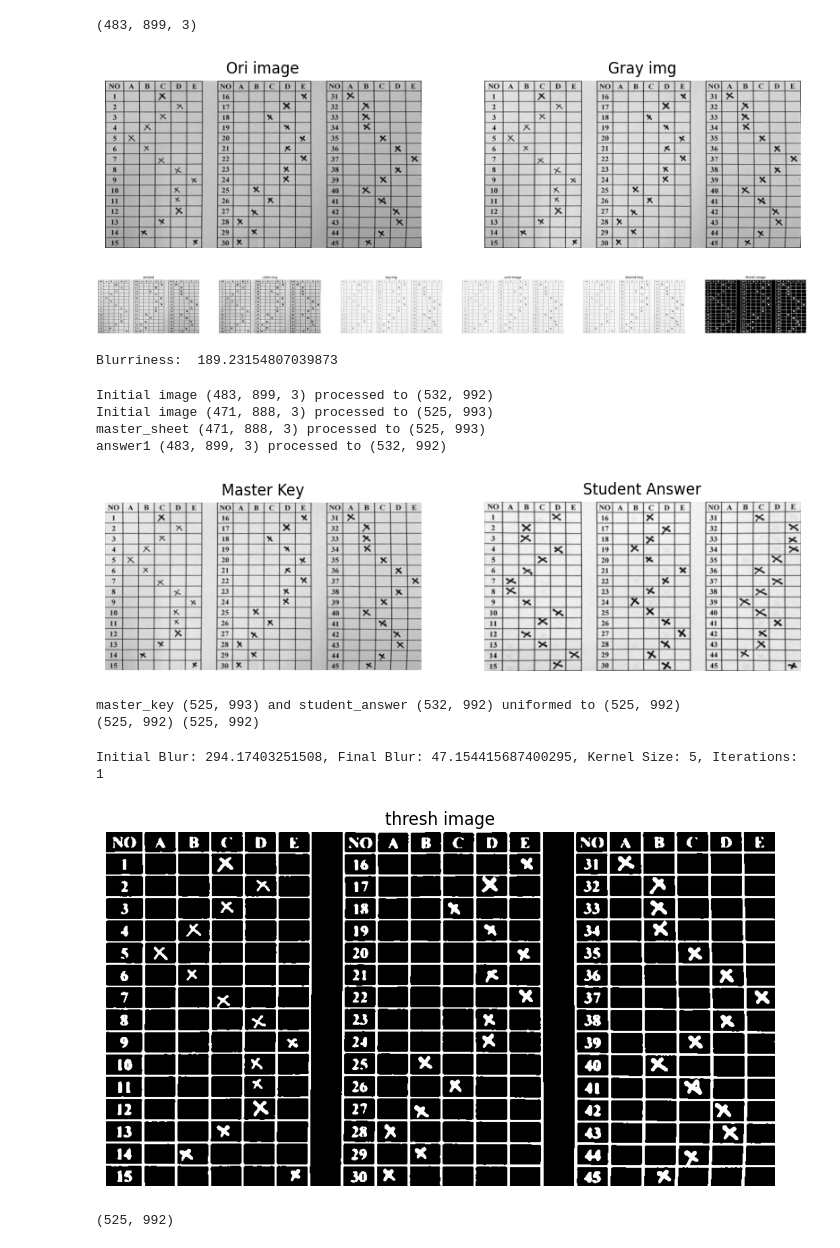
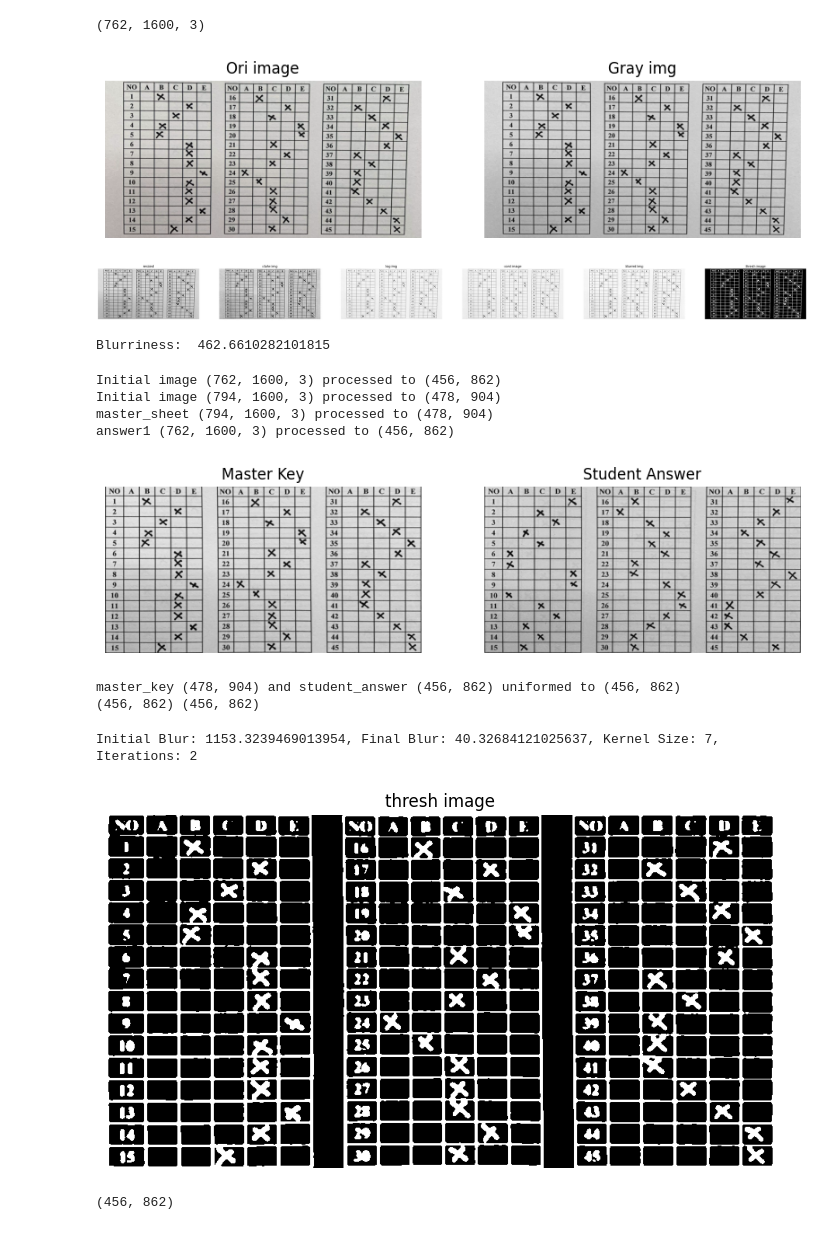
Before and after one commit to viansebastian/SNAPGrade-CorrectionAutomation, a Jupyter notebook: notebooks/x_test.ipynb, the cells around one changed output. Cells and saved outputs as stored; diff of their text form; code cells hidden in the pictures.

```diff
--- a/notebooks/x_test.ipynb
+++ b/notebooks/x_test.ipynb
@@ -311,29 +311,29 @@ def final_scoring(new_student, processed_student, master_contours):
 
   return final_score, student_correction
 # %%
-answer1 = cv2.imread('C:/Users/vian8/Desktop/Tugas2/SNAPGRADE/inputs/cross_data_cropped/41.jpg')
-master_sheet = cv2.imread('C:/Users/vian8/Desktop/Tugas2/SNAPGRADE/inputs/cross_data_cropped/4.jpg')
+answer1 = cv2.imread('C:/Users/vian8/Desktop/Tugas2/SNAPGRADE/inputs/cross_data_raw/cross_data_raw/9.jpg')
+master_sheet = cv2.imread('C:/Users/vian8/Desktop/Tugas2/SNAPGRADE/inputs/cross_data_raw/cross_data_raw/8.jpg')
 
 print(answer1.shape)
 # MASTER KEY
 gray_img = cv2.cvtColor(master_sheet, cv2.COLOR_BGR2GRAY)
 
 plt.figure(figsize = (10, 5))
 
 plt.subplot(1, 2, 1)
 plt.imshow(master_sheet, cmap='gray')
 plt.title('Ori image')
 plt.axis('off')
 
 plt.subplot(1, 2, 2)
 plt.imshow(gray_img, cmap='gray')
 plt.title('Gray img')
 plt.axis('off')
 
 plt.show()
 # %% [output]
-(483, 899, 3)
+(762, 1600, 3)
-[figure, old version]
+[figure, new version]
 # %%
 resized = resize_image(gray_img)
 clahe = clahe_equalization(resized)
@@ -377,12 +377,12 @@ plt.axis('off')
 
 plt.show()
 # %% [output]
-[figure, old version]
+[figure, new version]
 # %%
 blurriness = measure_blurriness(blurred_img)
 print('Blurriness: ', blurriness)
 # %% [output]
-Blurriness:  189.23154807039873
+Blurriness:  462.6610282101815
 # %%
 student1 = automatic_warp_transformation_v2(answer1)
 master_key = automatic_warp_transformation_v2(master_sheet)
@@ -404,17 +404,17 @@ plt.axis('off')
 
 plt.show()
 # %% [output]
-Initial image (483, 899, 3) processed to (532, 992)
-Initial image (471, 888, 3) processed to (525, 993)
-master_sheet (471, 888, 3) processed to (525, 993)
-answer1 (483, 899, 3) processed to (532, 992)
+Initial image (762, 1600, 3) processed to (456, 862)
+Initial image (794, 1600, 3) processed to (478, 904)
+master_sheet (794, 1600, 3) processed to (478, 904)
+answer1 (762, 1600, 3) processed to (456, 862)
-[figure, old version]
+[figure, new version]
 # %%
 new_master, new_student = image_uniformization(master_key, student1)
 print(new_master.shape, new_student.shape)
 # %% [output]
-master_key (525, 993) and student_answer (532, 992) uniformed to (525, 992)
-(525, 992) (525, 992)
+master_key (478, 904) and student_answer (456, 862) uniformed to (456, 862)
+(456, 862) (456, 862)
 # %%
 # resized = resize_image(new_master)
 log_img = logarithmic_transformation(new_master)
@@ -432,12 +432,12 @@ plt.axis('off')
 
 plt.show()
 # %% [output]
-Initial Blur: 294.17403251508, Final Blur: 47.154415687400295, Kernel Size: 5, Iterations: 1
+Initial Blur: 1153.3239469013954, Final Blur: 40.32684121025637, Kernel Size: 7, Iterations: 2
-[figure, old version]
+[figure, new version]
 # %%
 binary_img.shape
 # %% [output]
-(525, 992)
+(456, 862)
 # %%
 new_master.shape
 # %% [output]
```
Also changed, not shown: parts of 12 cells of this notebook, 4 other files.
